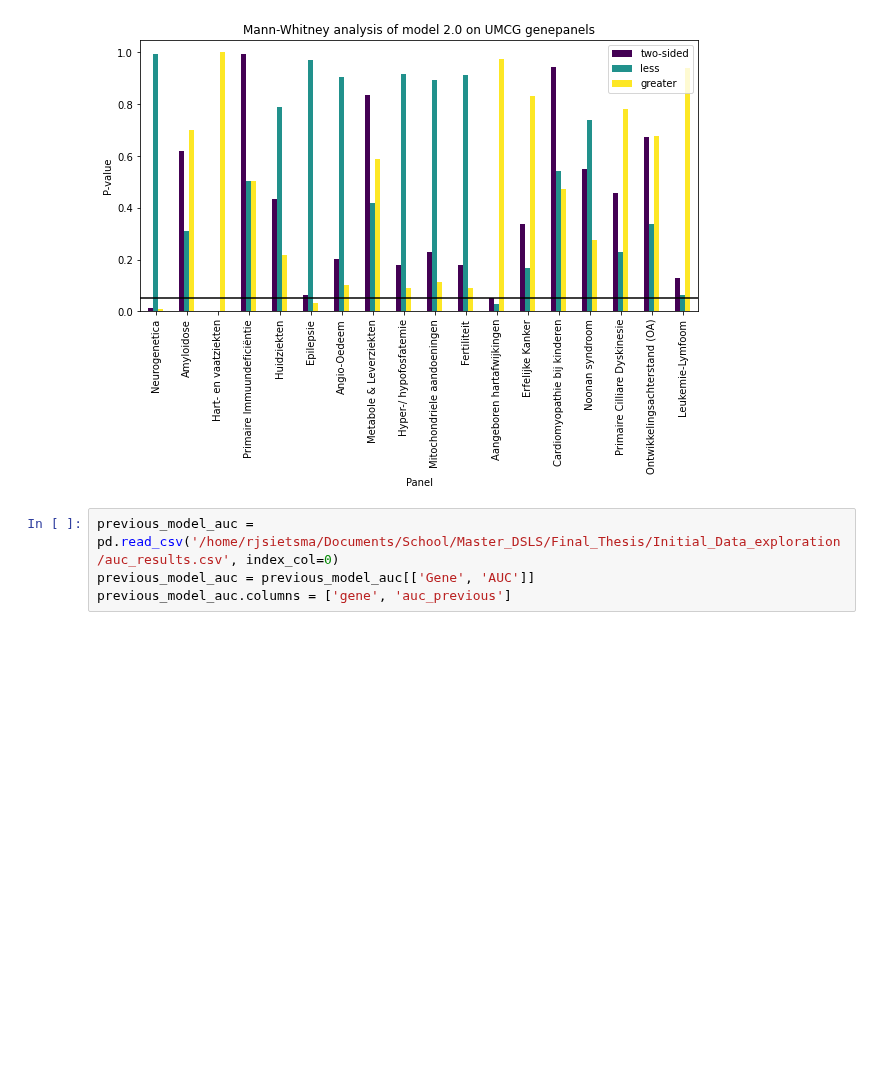
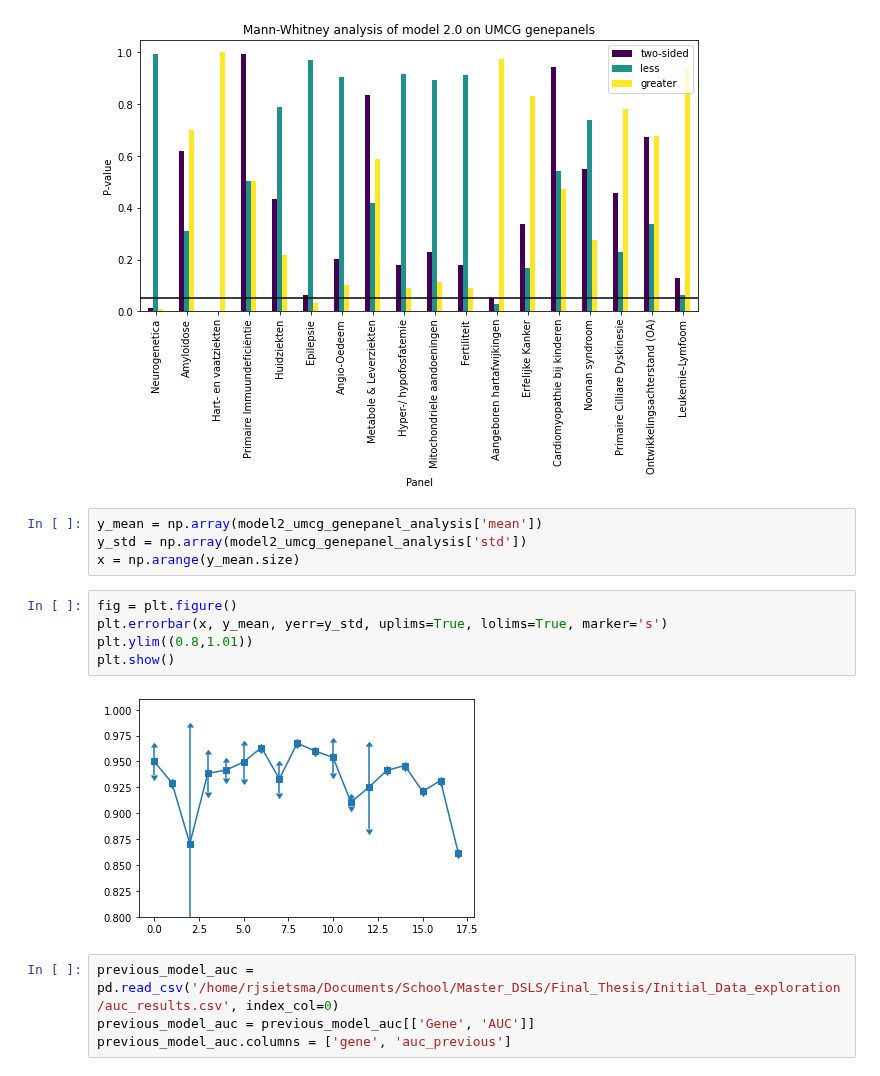
Before and after one commit to SietsmaRJ/dsls_master_thesis, a Jupyter notebook: side_scripts/Model_training.ipynb, the cells around one changed output. Drawn from its saved outputs; the diff is of its cells as text; blank space fills up the shorter version.

```diff
--- a/side_scripts/Model_training.ipynb
+++ b/side_scripts/Model_training.ipynb
@@ -902,6 +921,17 @@ ax.set_xlabel('Panel')
 # %% [output]
 Text(0.5, 0, 'Panel')
 [figure]
+# %%
+y_mean = np.array(model2_umcg_genepanel_analysis['mean'])
+y_std = np.array(model2_umcg_genepanel_analysis['std'])
+x = np.arange(y_mean.size)
+# %%
+fig = plt.figure()
+plt.errorbar(x, y_mean, yerr=y_std, uplims=True, lolims=True, marker='s')
+plt.ylim((0.8,1.01))
+plt.show()
+# %% [output]
+[figure, added]
 # %%
 previous_model_auc = pd.read_csv('/home/rjsietsma/Documents/School/Master_DSLS/Final_Thesis/Initial_Data_exploration/auc_results.csv', index_col=0)
 previous_model_auc = previous_model_auc[['Gene', 'AUC']]
```
Also changed, not shown: parts of 6 cells of this notebook, 1 other file.
